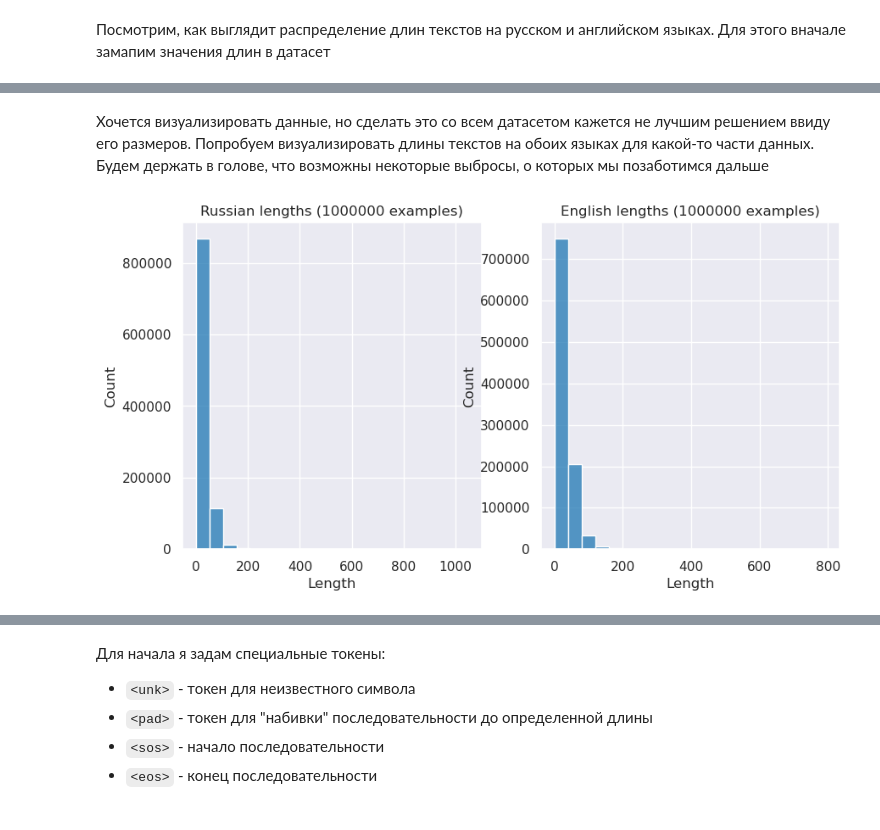
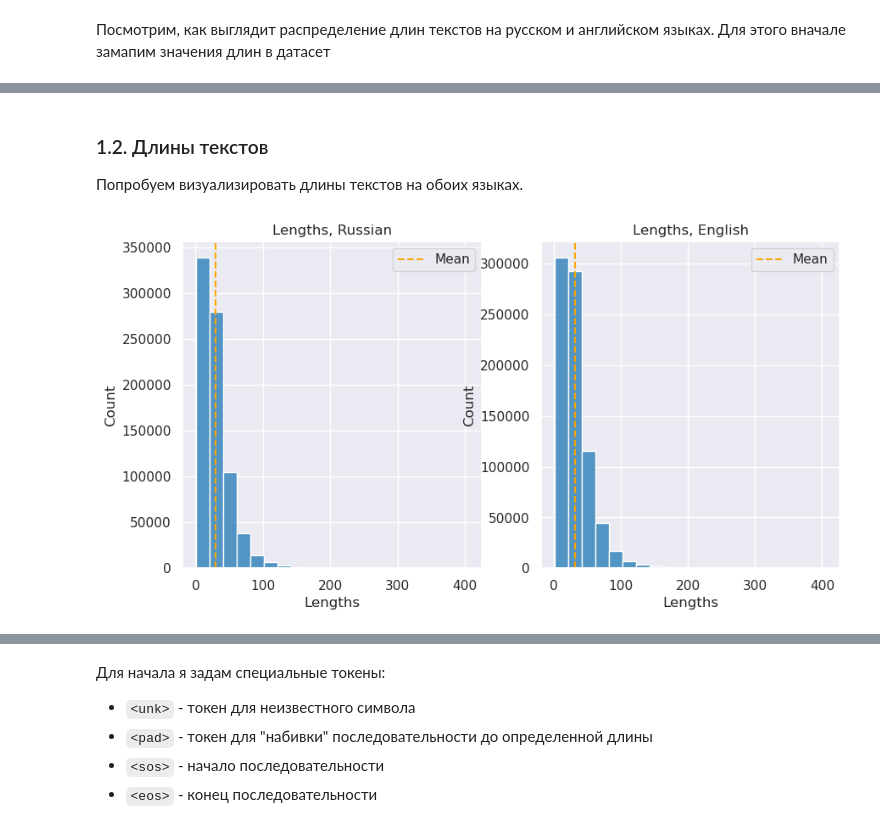
Before and after one commit to ilyaskalimullinn/machine_translation, a Jupyter notebook: 01-translation.ipynb, the cells around one changed output, grey strips where cells are left out. Saved outputs shown, nothing was run; the diff lists cells and outputs as text; code cells hidden in the pictures.

```diff
--- a/01-translation.ipynb
+++ b/01-translation.ipynb
@@ -182,4 +192,2 @@ DatasetDict({
     })
 })
-# %% [markdown]
-Хочется визуализировать данные, но сделать это со всем датасетом кажется не лучшим решением ввиду его размеров. Попробуем визуализировать длины текстов на обоих языках для какой-то части данных. Будем держать в голове, что возможны некоторые выбросы, о которых мы позаботимся дальше
@@ -202,5 +194,40 @@ def plot_lengths(dataset: Dataset, n_to_show: int, bins: int = 20, log_scale: bo
-# %%
-plot_lengths(dataset["train"], n_to_show=1_000_000)
-# %% [output]
-[figure, removed]
+# %% [markdown]
+### 1.2. Длины текстов
+
+Попробуем визуализировать длины текстов на обоих языках.
+# %%
+def plot_characteristics(
+    x1: np.ndarray,
+    x2: np.ndarray,
+    title: str,
+    xlabel: str,
+    bins: int = 20,
+    log_scale: bool = False,
+) -> None:
+    _, ax = plt.subplots(1, 2, figsize=(10, 5))
+
+    for x, axes, lang in zip([x1, x2], ax, ["Russian", "English"]):
+        sns.histplot(x=x, ax=axes, log_scale=log_scale, bins=bins)
+        axes.set_title(f"{title}, {lang}")
+        axes.set_xlabel(xlabel)
+
+        axes.axvline(
+            x.mean(),
+            color="orange",
+            linestyle="--",
+            label="Mean",
+        )
+
+        axes.legend()
+
+    plt.show()
+# %%
+plot_characteristics(
+    np.array(dataset["train"]["ru_len"]),
+    np.array(dataset["train"]["en_len"]),
+    title="Lengths",
+    xlabel="Lengths",
+)
+# %% [output]
+[figure, added]
 # %% [markdown]
```
Also changed, not shown: parts of 52 cells of this notebook, 1 other file.
